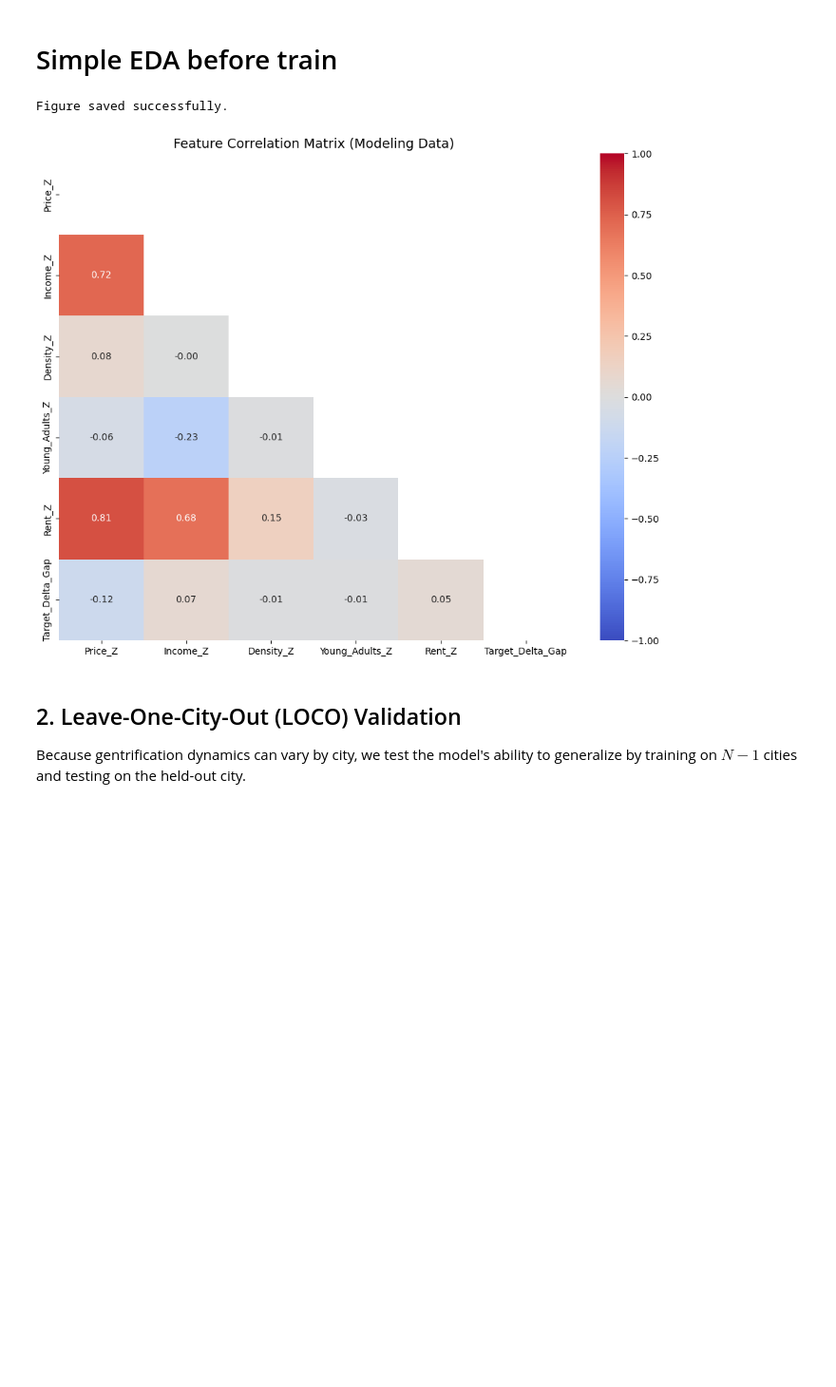
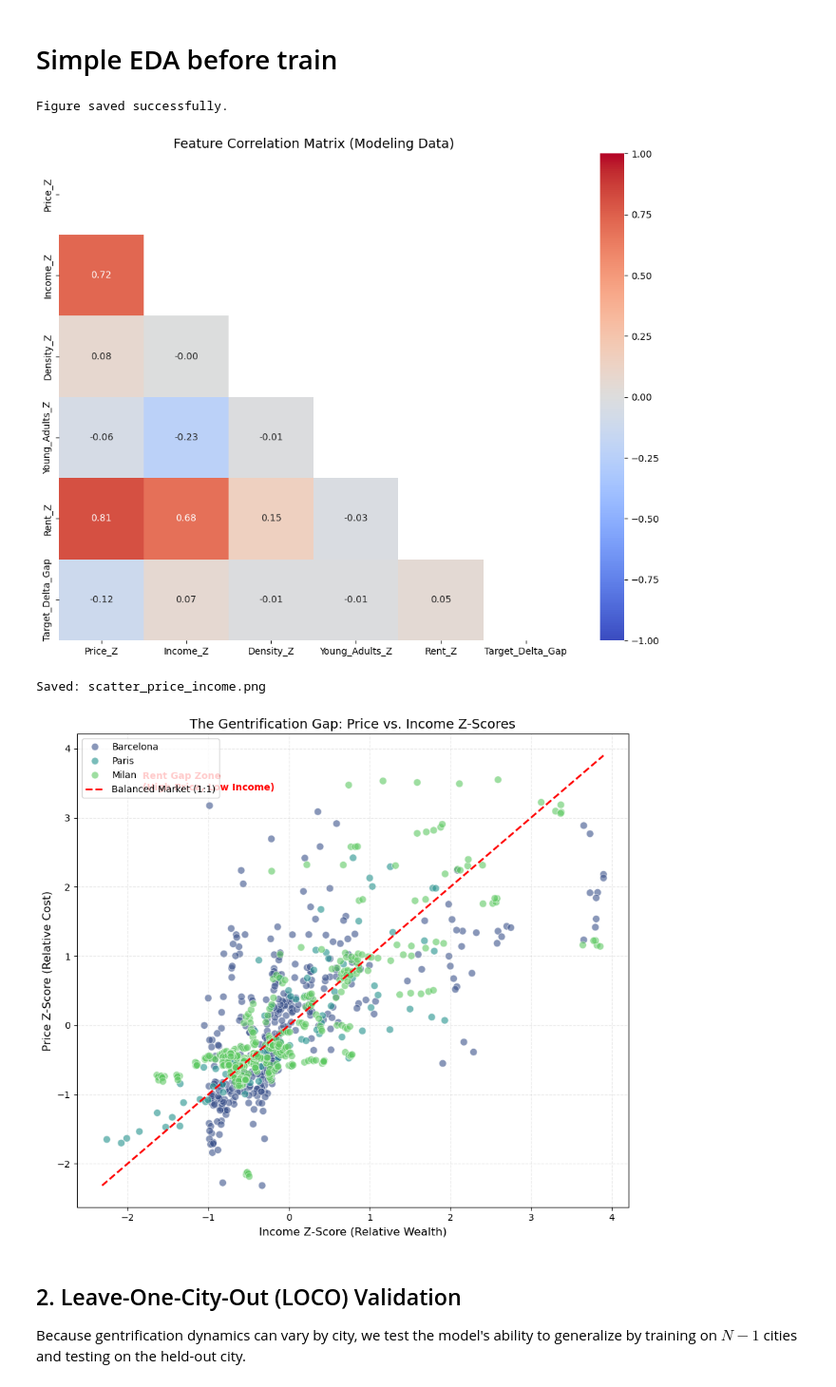
Before and after one commit to Androm3d/DALAS-gentrification-analysis, a Jupyter notebook: notebooks/RFandSHAP.ipynb, the cells around one changed output. Shown at 95% size. Cells and saved outputs as stored; diff of their text form; code cells hidden in the pictures; blank space fills up the shorter version.

```diff
--- a/notebooks/RFandSHAP.ipynb
+++ b/notebooks/RFandSHAP.ipynb
@@ -98,33 +98,79 @@ import numpy as np
 
 # --- FIGURE 2: Correlation Matrix ---
 def plot_correlation_matrix(data, feature_list, target_col):
     plt.figure(figsize=(10, 8))
 
     # Combine features and target for the matrix
     cols_to_plot = feature_list + [target_col]
 
     # Calculate correlation
     corr = data[cols_to_plot].corr()
 
     # Create a mask to hide the upper triangle (redundant information)
     mask = np.triu(np.ones_like(corr, dtype=bool))
 
     # Plot heatmap
     sns.heatmap(corr, mask=mask, annot=True, fmt=".2f", cmap='coolwarm', vmin=-1, vmax=1)
     plt.title("Feature Correlation Matrix (Modeling Data)", fontsize=14)
     plt.tight_layout()
 
     # Save the figure
     plt.savefig("../data/processed/correlation_matrix.png", dpi=300)
     print("Figure saved successfully.")
     plt.show()
 
 # Run the function using the dataframe you prepared for modeling
 # 'model_df' is likely the variable name you used in that notebook after dropping NaNs
 plot_correlation_matrix(model_df, features, target)
+
+
+# --- FIGURE: Price Z-Score vs Income Z-Score (The Rent Gap) ---
+def plot_gentrification_gap_scatter(data):
+    plt.figure(figsize=(9, 8))
+
+    # Scatter plot colored by City
+    sns.scatterplot(
+        data=data,
+        x='Income_Z',
+        y='Price_Z',
+        hue='city',
+        alpha=0.6,
+        s=60,
+        palette='viridis'
+    )
+
+    # Add the 1:1 Balance Line (Price = Income)
+    # Get min/max to draw the line across the whole plot
+    limit_min = min(data['Income_Z'].min(), data['Price_Z'].min())
+    limit_max = max(data['Income_Z'].max(), data['Price_Z'].max())
+
+    plt.plot([limit_min, limit_max], [limit_min, limit_max],
+             color='red', linestyle='--', linewidth=2, label='Balanced Market (1:1)')
+
+    # Annotation for the "Gap"
+    plt.text(limit_min + 0.5, limit_max - 0.5, 'Rent Gap Zone\n(High Price, Low Income)',
+             fontsize=10, color='red', weight='bold', ha='left')
+
+    plt.title('The Gentrification Gap: Price vs. Income Z-Scores', fontsize=14)
+    plt.xlabel('Income Z-Score (Relative Wealth)', fontsize=12)
+    plt.ylabel('Price Z-Score (Relative Cost)', fontsize=12)
+    plt.legend(loc='upper left')
+    plt.grid(True, linestyle='--', alpha=0.3)
+
+    # Save
+    plt.tight_layout()
+    plt.savefig("../data/processed/scatter_price_income.png", dpi=300)
+    print("Saved: scatter_price_income.png")
+    plt.show()
+
+# Run the function
+# Ensure 'model_df' is the dataframe containing your Z-scores
+plot_gentrification_gap_scatter(model_df)
 # %% [output]
 Figure saved successfully.
 [figure]
+Saved: scatter_price_income.png
+[figure, added]
 # %% [markdown]
 ## 2. Leave-One-City-Out (LOCO) Validation
 Because gentrification dynamics can vary by city, we test the model's ability to generalize by training on $N-1$ cities and testing on the held-out city.
```
Also changed, not shown: parts of 1 cell of this notebook, 3 other files.
